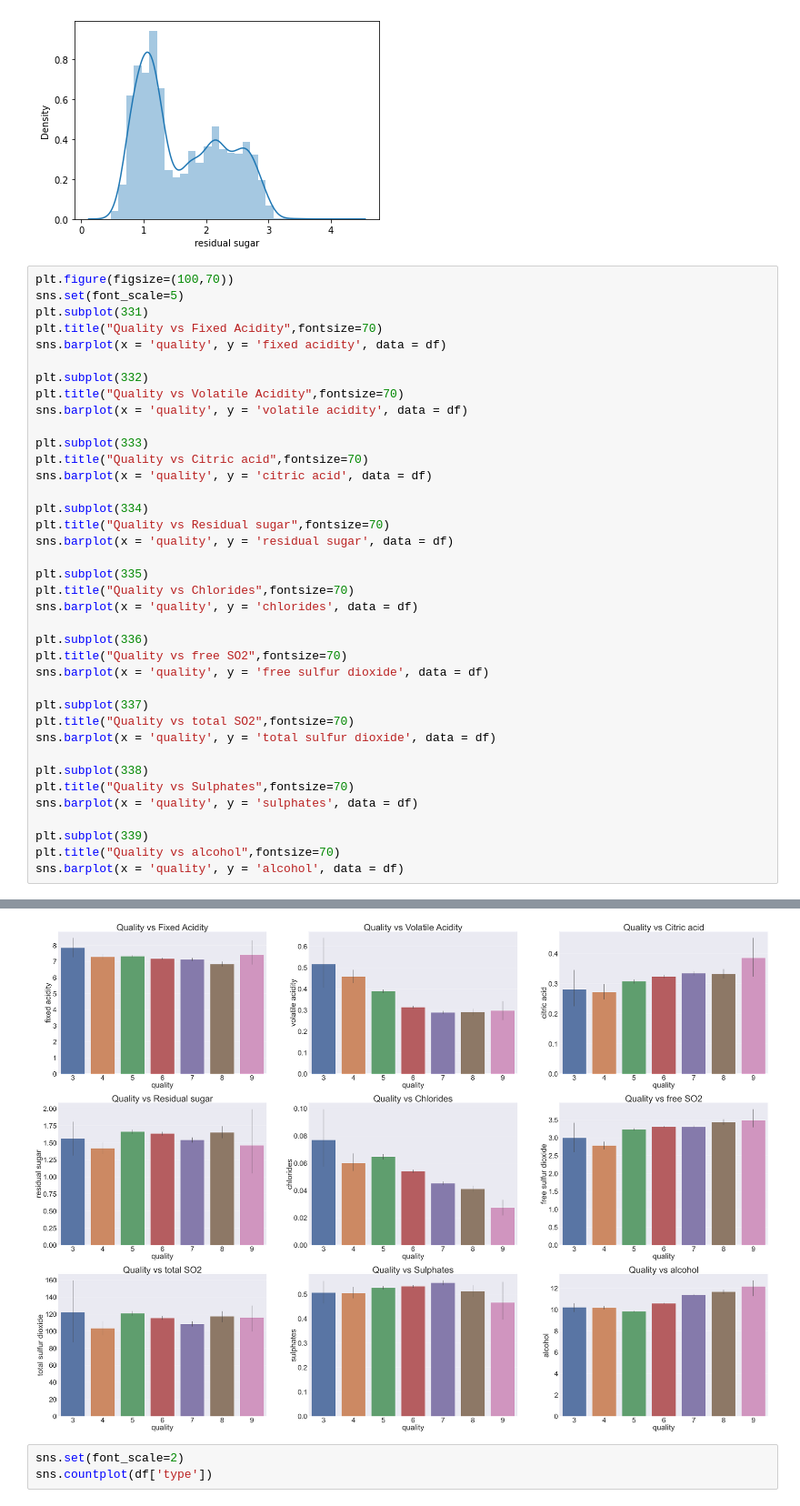
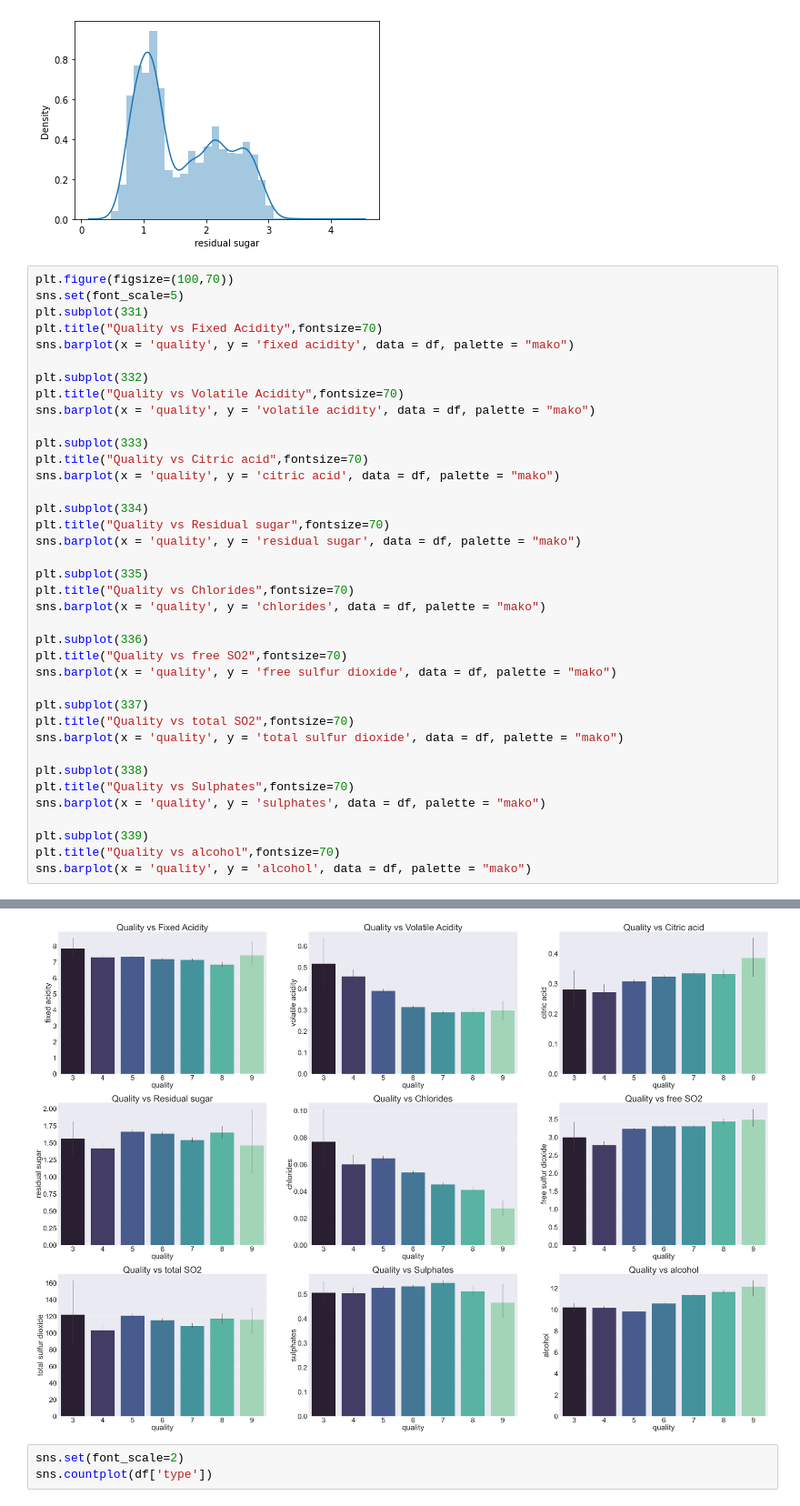
Before and after one commit to Prateeek73/WineQualityAnalysis, a Jupyter notebook: Wine Quality Analysis.ipynb, the cells around one changed output, grey strips where cells are left out. Shown at 91% size. Saved outputs shown, nothing was run; the diff lists cells and outputs as text.

```diff
--- a/Wine Quality Analysis.ipynb
+++ b/Wine Quality Analysis.ipynb
@@ -283,43 +280,43 @@ sns.distplot(df['residual sugar'])
 plt.figure(figsize=(100,70))
 sns.set(font_scale=5)
 plt.subplot(331)
 plt.title("Quality vs Fixed Acidity",fontsize=70)
-sns.barplot(x = 'quality', y = 'fixed acidity', data = df)
+sns.barplot(x = 'quality', y = 'fixed acidity', data = df, palette = "mako")
 
 plt.subplot(332)
 plt.title("Quality vs Volatile Acidity",fontsize=70)
-sns.barplot(x = 'quality', y = 'volatile acidity', data = df)
+sns.barplot(x = 'quality', y = 'volatile acidity', data = df, palette = "mako")
 
 plt.subplot(333)
 plt.title("Quality vs Citric acid",fontsize=70)
-sns.barplot(x = 'quality', y = 'citric acid', data = df)
+sns.barplot(x = 'quality', y = 'citric acid', data = df, palette = "mako")
 
 plt.subplot(334)
 plt.title("Quality vs Residual sugar",fontsize=70)
-sns.barplot(x = 'quality', y = 'residual sugar', data = df)
+sns.barplot(x = 'quality', y = 'residual sugar', data = df, palette = "mako")
 
 plt.subplot(335)
 plt.title("Quality vs Chlorides",fontsize=70)
-sns.barplot(x = 'quality', y = 'chlorides', data = df)
+sns.barplot(x = 'quality', y = 'chlorides', data = df, palette = "mako")
 
 plt.subplot(336)
 plt.title("Quality vs free SO2",fontsize=70)
-sns.barplot(x = 'quality', y = 'free sulfur dioxide', data = df)
+sns.barplot(x = 'quality', y = 'free sulfur dioxide', data = df, palette = "mako")
 
 plt.subplot(337)
 plt.title("Quality vs total SO2",fontsize=70)
-sns.barplot(x = 'quality', y = 'total sulfur dioxide', data = df)
+sns.barplot(x = 'quality', y = 'total sulfur dioxide', data = df, palette = "mako")
 
 plt.subplot(338)
 plt.title("Quality vs Sulphates",fontsize=70)
-sns.barplot(x = 'quality', y = 'sulphates', data = df)
+sns.barplot(x = 'quality', y = 'sulphates', data = df, palette = "mako")
 
 plt.subplot(339)
 plt.title("Quality vs alcohol",fontsize=70)
-sns.barplot(x = 'quality', y = 'alcohol', data = df)
+sns.barplot(x = 'quality', y = 'alcohol', data = df, palette = "mako")
 # %% [output]
 <AxesSubplot:title={'center':'Quality vs alcohol'}, xlabel='quality', ylabel='alcohol'>
-[figure, old version]
+[figure, new version]
 # %%
 sns.set(font_scale=2)
 sns.countplot(df['type'])
```
Also changed, not shown: parts of 67 cells of this notebook.
